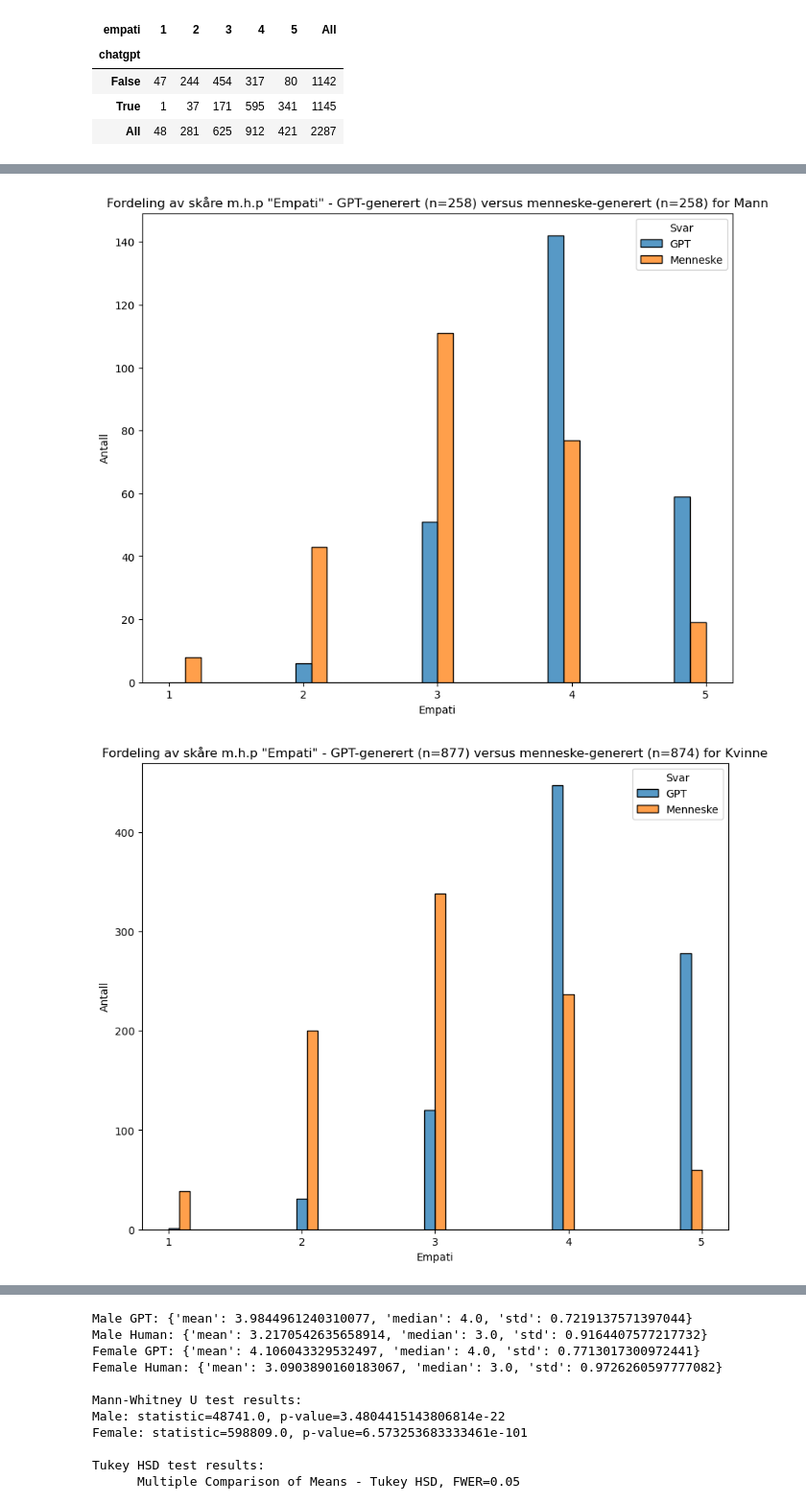
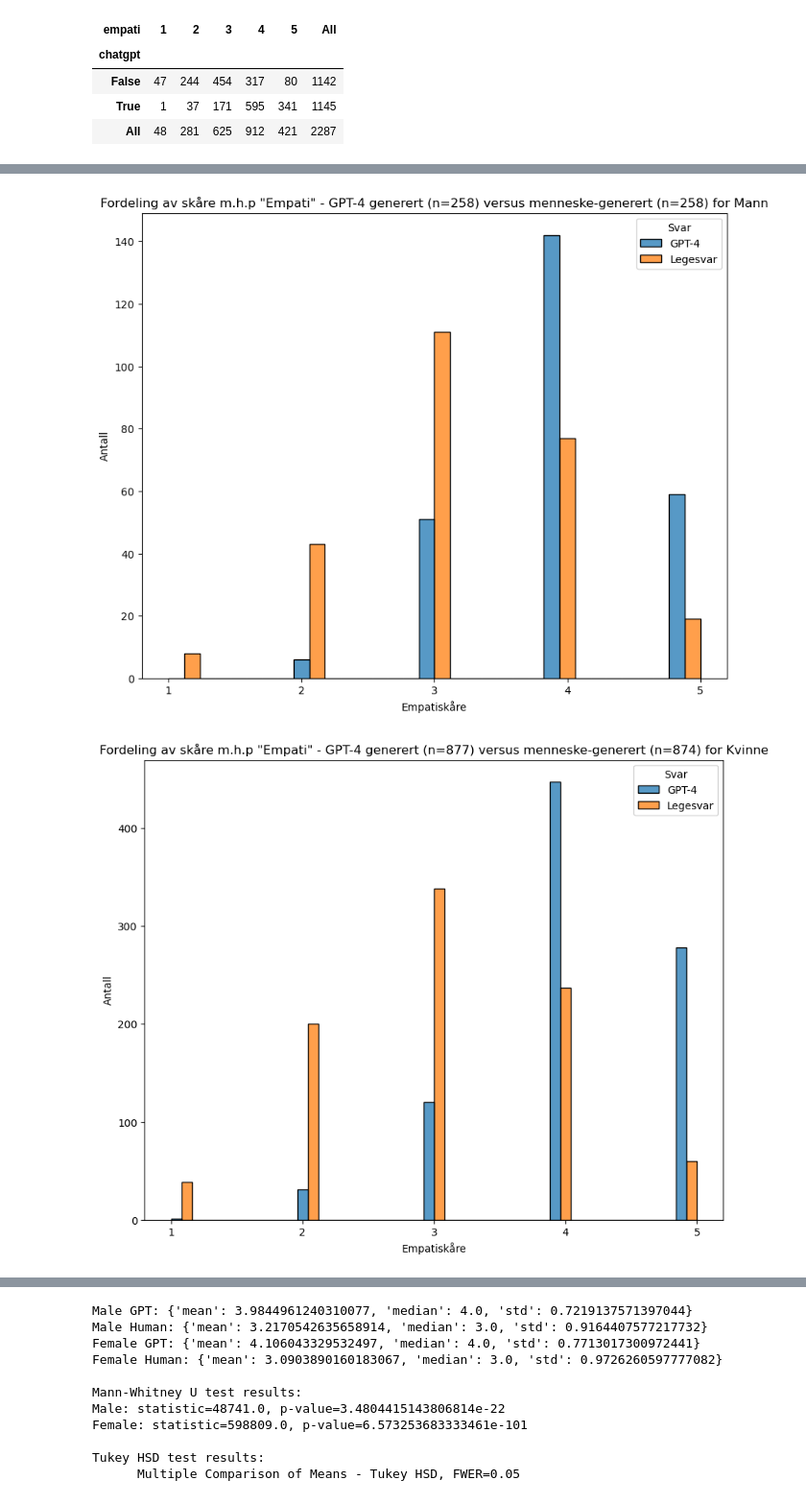
Before and after one commit to MMIV-ML/helseveileder, a Jupyter notebook: notebooks/1-analysis.ipynb, the cells around one changed output, grey strips where cells are left out. Shown at 96% size. Drawn from its saved outputs; the diff is of its cells as text; code cells hidden in the pictures.

```diff
--- a/notebooks/1-analysis.ipynb
+++ b/notebooks/1-analysis.ipynb
@@ -910,7 +900,7 @@ plt.show()
 fig, ax = plt.subplots(figsize=(10, 8))
 
 # Combine the data into a single DataFrame
-df_combined = pd.concat([df_GPT[['empati']].assign(Svar='GPT'), df_human[['empati']].assign(Svar='Menneske')])
+df_combined = pd.concat([df_GPT[['empati']].assign(Svar='GPT-4'), df_human[['empati']].assign(Svar='Legesvar')])
 
 # Plot the histograms side by side
 sns.histplot(data=df_combined, x='empati', hue='Svar', multiple='dodge')
@@ -920,7 +910,7 @@ plt.xticks(np.arange(1, 6, 1))
 
 plt.xlabel('Empati')
 plt.ylabel('Antall')
-plt.title(f'Fordeling av skåre m.h.p "Empati" - GPT-generert (n={len(df_GPT)}) versus menneske-generert (n={len(df_human)})')
+plt.title(f'Fordeling av skåre m.h.p "Empati" - GPT-4 generert (n={len(df_GPT)}) versus menneske-generert (n={len(df_human)})')
 
 
 plt.show()
@@ -972,35 +982,35 @@ for factor in factors:
 # %%
 import matplotlib.pyplot as plt
 import seaborn as sns
 import numpy as np
 
 # Define a function to create the plot for a specific gender
 def plot_empathy_distribution(df_GPT, df_human, gender):
     # Filter the dataframes for the specified gender
     df_GPT_gender = df_GPT[df_GPT['kjønn'] == gender]
     df_human_gender = df_human[df_human['kjønn'] == gender]
 
     fig, ax = plt.subplots(figsize=(10, 8))
 
     # Combine the data into a single DataFrame
-    df_combined = pd.concat([df_GPT_gender[['empati']].assign(Svar='GPT'),
-                             df_human_gender[['empati']].assign(Svar='Menneske')])
+    df_combined = pd.concat([df_GPT_gender[['empati']].assign(Svar='GPT-4'),
+                             df_human_gender[['empati']].assign(Svar='Legesvar')])
 
     # Plot the histograms side by side
     sns.histplot(data=df_combined, x='empati', hue='Svar', multiple='dodge')
 
     # Make the x-ticks integers centered between the two bars
     plt.xticks(np.arange(1, 6, 1))
 
-    plt.xlabel('Empati')
+    plt.xlabel('Empatiskåre')
     plt.ylabel('Antall')
-    plt.title(f'Fordeling av skåre m.h.p "Empati" - GPT-generert (n={len(df_GPT_gender)}) versus menneske-generert (n={len(df_human_gender)}) for {gender}')
+    plt.title(f'Fordeling av skåre m.h.p "Empati" - GPT-4 generert (n={len(df_GPT_gender)}) versus menneske-generert (n={len(df_human_gender)}) for {gender}')
 
     plt.show()
 
 # Create plots for men and women
 plot_empathy_distribution(df_GPT, df_human, 'Mann')
 plot_empathy_distribution(df_GPT, df_human, 'Kvinne')
 # %% [output]
-[figure, old version]
+[figure, new version]
-[figure, old version]
+[figure, new version]
```
Also changed, not shown: parts of 32 cells of this notebook.
